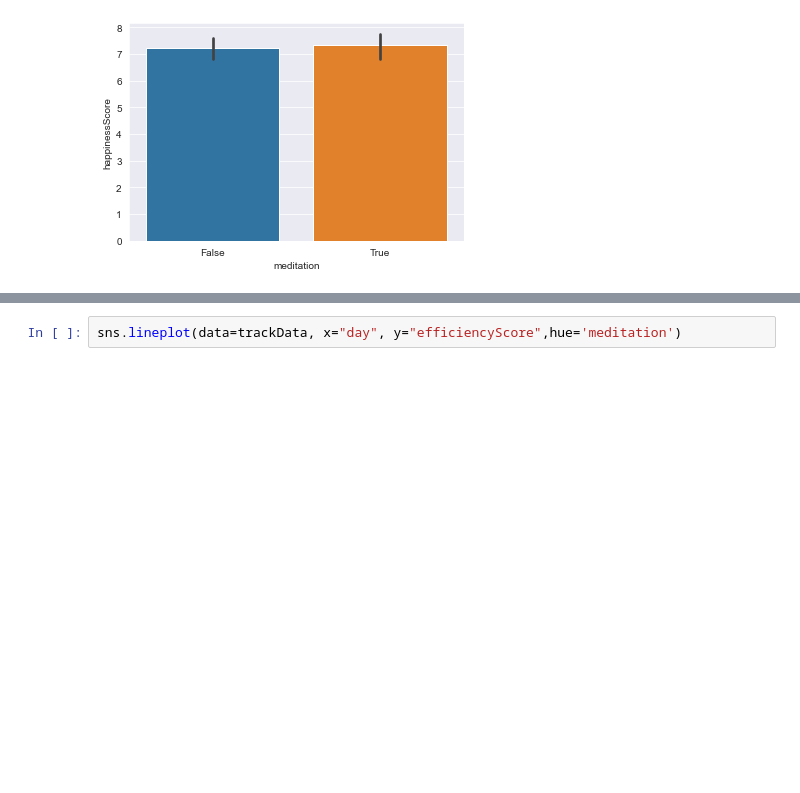
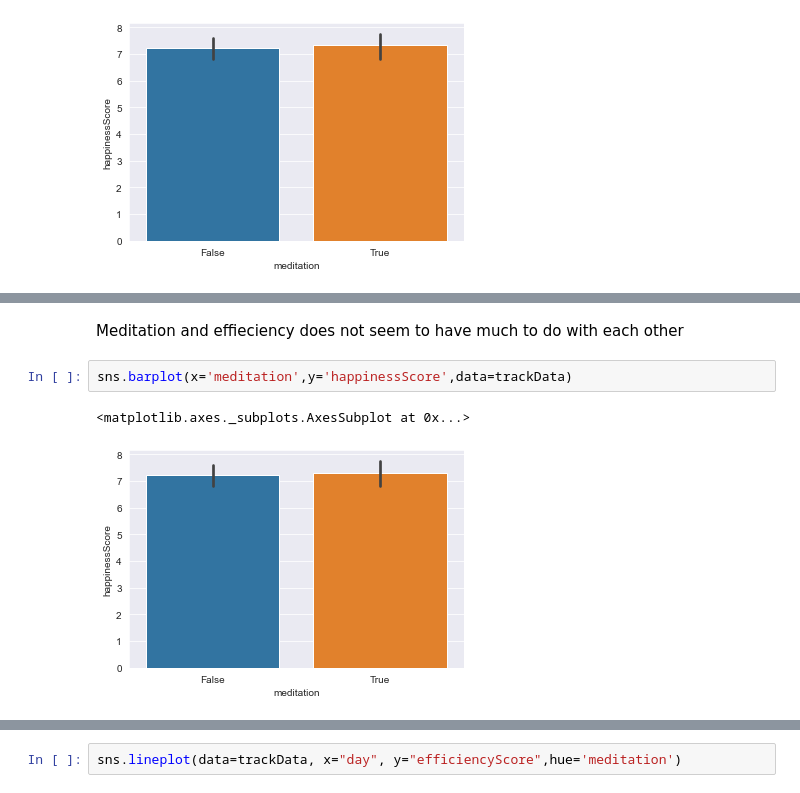
Before and after one commit to anchor14/life-tracker, a Jupyter notebook: data_analysis.ipynb, the cells around one changed output, grey strips where cells are left out. Saved outputs shown, nothing was run; the diff lists cells and outputs as text; blank space fills up the shorter version.

```diff
--- a/data_analysis.ipynb
+++ b/data_analysis.ipynb
@@ -207,0 +218,7 @@ sns.lineplot(data=trackData, x="day", y="happinessScore",hue='workout')
+# %% [markdown]
+Meditation and effieciency does not seem to have much to do with each other
+# %%
+sns.barplot(x='meditation',y='happinessScore',data=trackData)
+# %% [output]
+<matplotlib.axes._subplots.AxesSubplot at 0x...>
+[figure, added]
```
Also changed, not shown: parts of 13 cells of this notebook.
